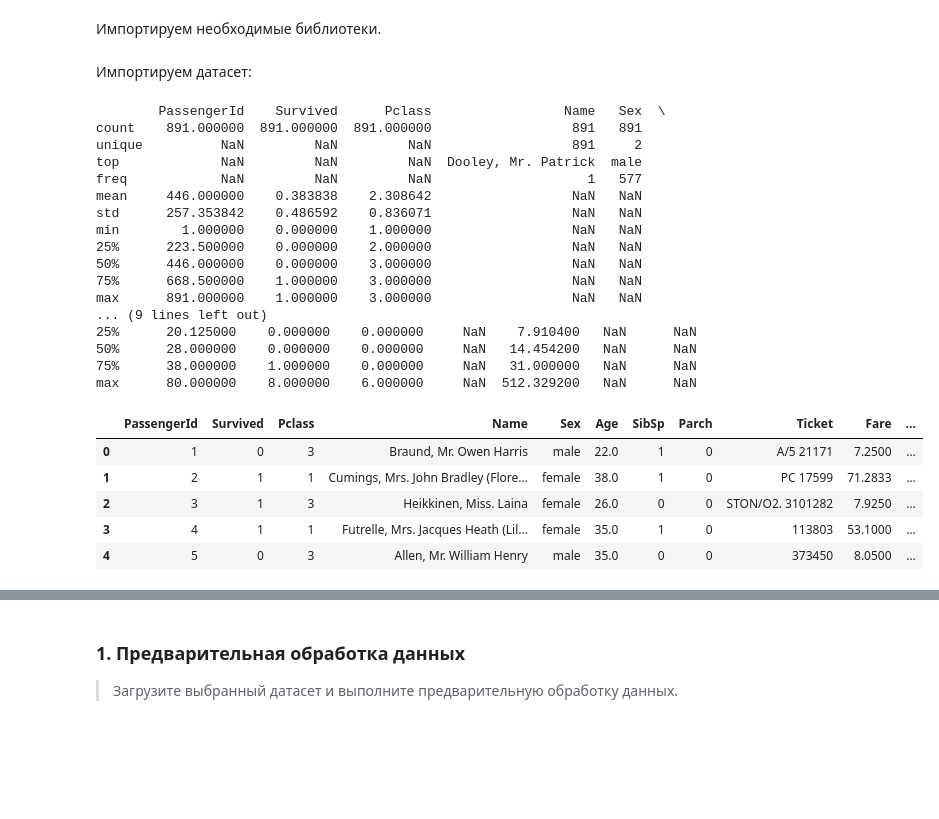
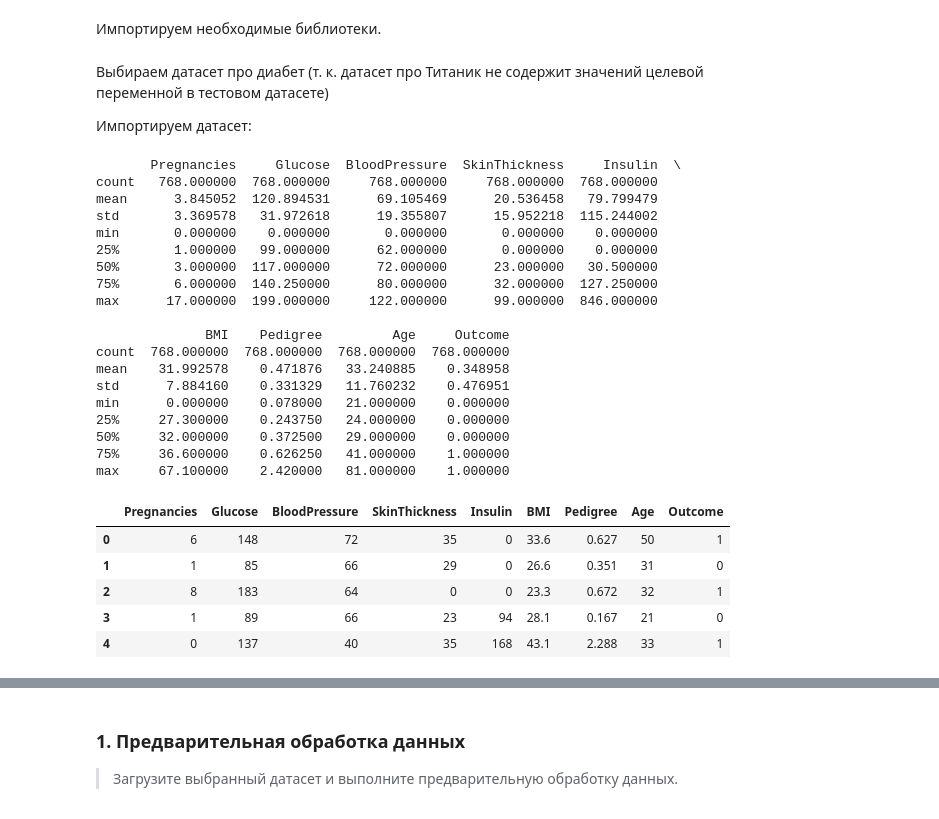
Before and after one commit to Vad1mChK/LabsAiSystems, a Jupyter notebook: lab6/lab6.ipynb, the cells around one changed output, grey strips where cells are left out. Saved outputs shown, nothing was run; the diff lists cells and outputs as text; code cells hidden in the pictures; blank space fills up the shorter version.

```diff
--- a/lab6/lab6.ipynb
+++ b/lab6/lab6.ipynb
@@ -53,30 +58,34 @@ import matplotlib.pyplot as plt
 # %% [markdown]
+Выбираем датасет про диабет (т. к. датасет про Титаник не содержит значений целевой переменной в тестовом датасете)
+
 Импортируем датасет:
 # %%
-df_train = pd.read_csv('../datasets/titanic/train.csv')
-print(df_train.describe(include='all'))
-df_train.head()
+df = pd.read_csv('../datasets/diabetes.csv')
+print(df.describe(include='all'))
+df.head()
 # %% [output]
-        PassengerId    Survived      Pclass                 Name   Sex  \
-count    891.000000  891.000000  891.000000                  891   891
-unique          NaN         NaN         NaN                  891     2
-top             NaN         NaN         NaN  Dooley, Mr. Patrick  male
-freq            NaN         NaN         NaN                    1   577
-mean     446.000000    0.383838    2.308642                  NaN   NaN
-std      257.353842    0.486592    0.836071                  NaN   NaN
-min        1.000000    0.000000    1.000000                  NaN   NaN
-25%      223.500000    0.000000    2.000000                  NaN   NaN
-50%      446.000000    0.000000    3.000000                  NaN   NaN
-75%      668.500000    1.000000    3.000000                  NaN   NaN
-max      891.000000    1.000000    3.000000                  NaN   NaN
-... (9 lines left out)
-25%      20.125000    0.000000    0.000000     NaN    7.910400   NaN      NaN
-50%      28.000000    0.000000    0.000000     NaN   14.454200   NaN      NaN
-75%      38.000000    1.000000    0.000000     NaN   31.000000   NaN      NaN
-max      80.000000    8.000000    6.000000     NaN  512.329200   NaN      NaN
+       Pregnancies     Glucose  BloodPressure  SkinThickness     Insulin  \
+count   768.000000  768.000000     768.000000     768.000000  768.000000
+mean      3.845052  120.894531      69.105469      20.536458   79.799479
+std       3.369578   31.972618      19.355807      15.952218  115.244002
+min       0.000000    0.000000       0.000000       0.000000    0.000000
+25%       1.000000   99.000000      62.000000       0.000000    0.000000
+50%       3.000000  117.000000      72.000000      23.000000   30.500000
+75%       6.000000  140.250000      80.000000      32.000000  127.250000
+max      17.000000  199.000000     122.000000      99.000000  846.000000
+
+              BMI    Pedigree         Age     Outcome
+count  768.000000  768.000000  768.000000  768.000000
+mean    31.992578    0.471876   33.240885    0.348958
+std      7.884160    0.331329   11.760232    0.476951
+min      0.000000    0.078000   21.000000    0.000000
+25%     27.300000    0.243750   24.000000    0.000000
+50%     32.000000    0.372500   29.000000    0.000000
+75%     36.600000    0.626250   41.000000    1.000000
+max     67.100000    2.420000   81.000000    1.000000
-|  | PassengerId | Survived | Pclass | Name | Sex | Age | SibSp | Parch | Ticket | Fare | ... |
-| 0 | 1 | 0 | 3 | Braund, Mr. Owen Harris | male | 22.0 | 1 | 0 | A/5 21171 | 7.2500 | ... |
-| 1 | 2 | 1 | 1 | Cumings, Mrs. John Bradley (Flore... | female | 38.0 | 1 | 0 | PC 17599 | 71.2833 | ... |
-| 2 | 3 | 1 | 3 | Heikkinen, Miss. Laina | female | 26.0 | 0 | 0 | STON/O2. 3101282 | 7.9250 | ... |
-| 3 | 4 | 1 | 1 | Futrelle, Mrs. Jacques Heath (Lil... | female | 35.0 | 1 | 0 | 113803 | 53.1000 | ... |
-| 4 | 5 | 0 | 3 | Allen, Mr. William Henry | male | 35.0 | 0 | 0 | 373450 | 8.0500 | ... |
+|  | Pregnancies | Glucose | BloodPressure | SkinThickness | Insulin | BMI | Pedigree | Age | Outcome |
+| 0 | 6 | 148 | 72 | 35 | 0 | 33.6 | 0.627 | 50 | 1 |
+| 1 | 1 | 85 | 66 | 29 | 0 | 26.6 | 0.351 | 31 | 0 |
+| 2 | 8 | 183 | 64 | 0 | 0 | 23.3 | 0.672 | 32 | 1 |
+| 3 | 1 | 89 | 66 | 23 | 94 | 28.1 | 0.167 | 21 | 0 |
+| 4 | 0 | 137 | 40 | 35 | 168 | 43.1 | 2.288 | 33 | 1 |
```
Also changed, not shown: parts of 73 cells of this notebook.
